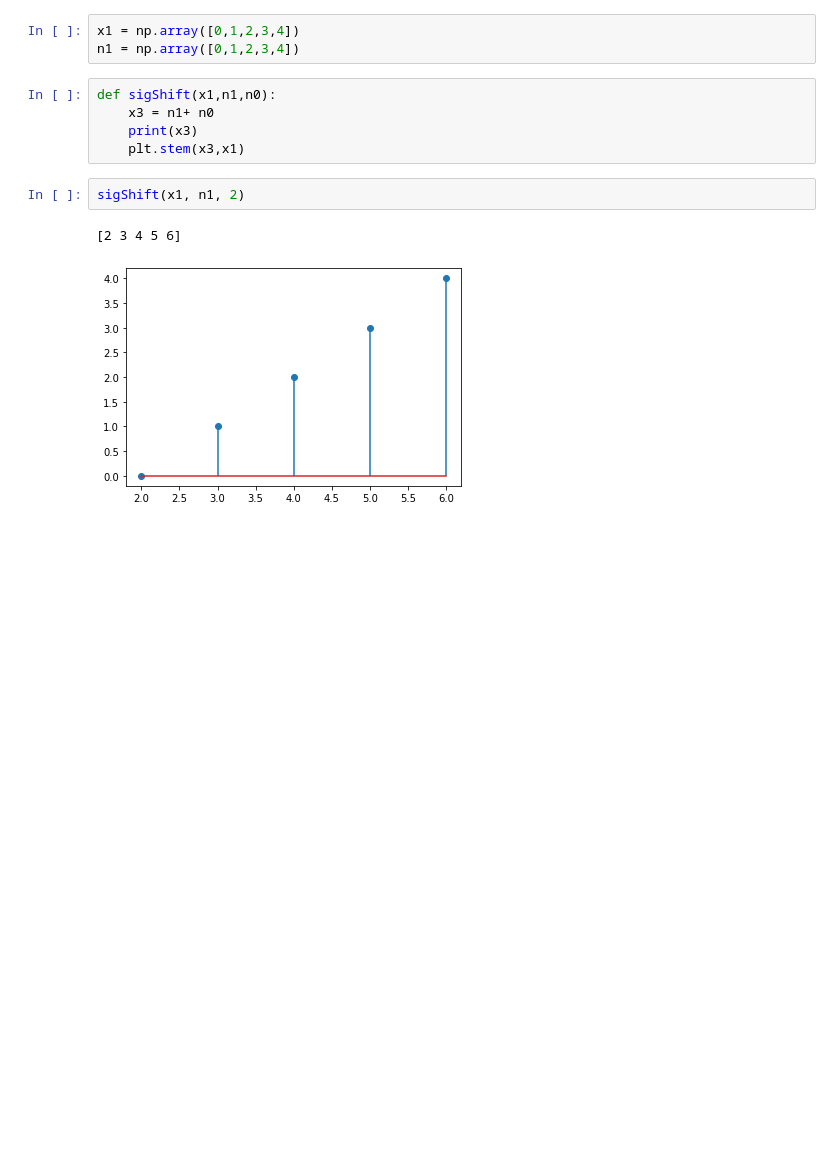
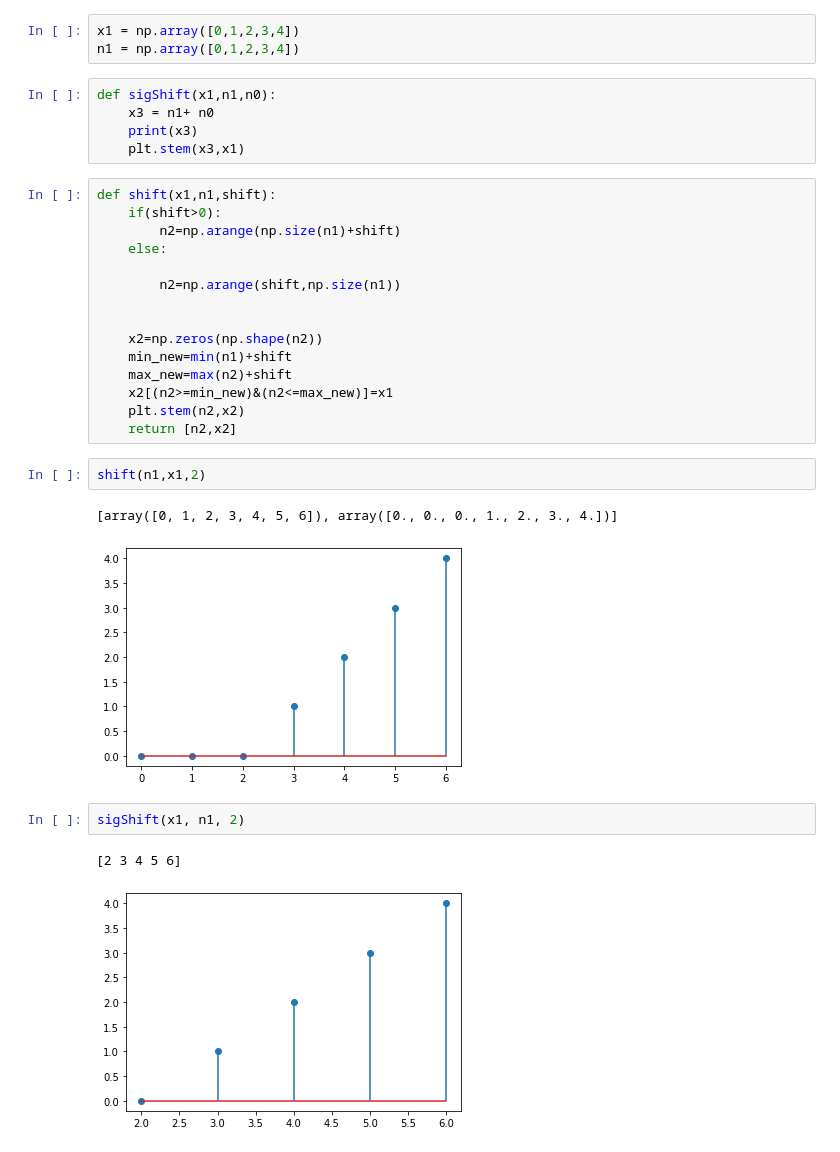
Before and after one commit to GUC-Notes/Signals-lab, a Jupyter notebook: Lab3.ipynb, the cells around one changed output. Drawn from its saved outputs; the diff is of its cells as text; blank space fills up the shorter version.

Commit message:
adding another approach for shift and fixing plot

```diff
--- a/Lab3.ipynb
+++ b/Lab3.ipynb
@@ -59,6 +58,26 @@ def sigShift(x1,n1,n0):
     x3 = n1+ n0
     print(x3)
     plt.stem(x3,x1)
+# %%
+def shift(x1,n1,shift):
+    if(shift>0):
+        n2=np.arange(np.size(n1)+shift)
+    else:
+
+        n2=np.arange(shift,np.size(n1))
+
+
+    x2=np.zeros(np.shape(n2))
+    min_new=min(n1)+shift
+    max_new=max(n2)+shift
+    x2[(n2>=min_new)&(n2<=max_new)]=x1
+    plt.stem(n2,x2)
+    return [n2,x2]
+# %%
+shift(n1,x1,2)
+# %% [output]
+[array([0, 1, 2, 3, 4, 5, 6]), array([0., 0., 0., 1., 2., 3., 4.])]
+[figure, added]
 # %%
 sigShift(x1, n1, 2)
 # %% [output]
```
Also changed, not shown: parts of 7 cells of this notebook.
